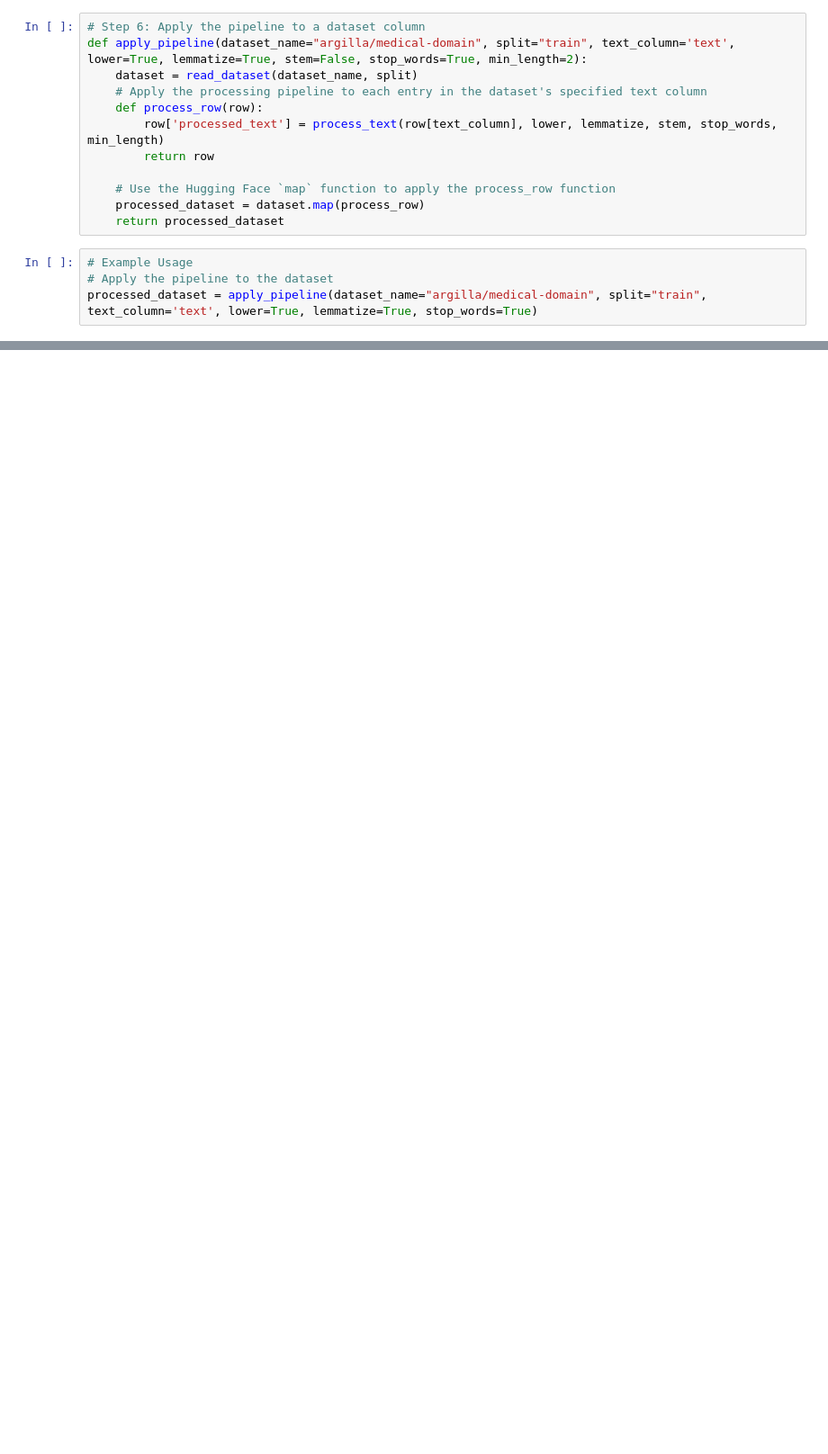
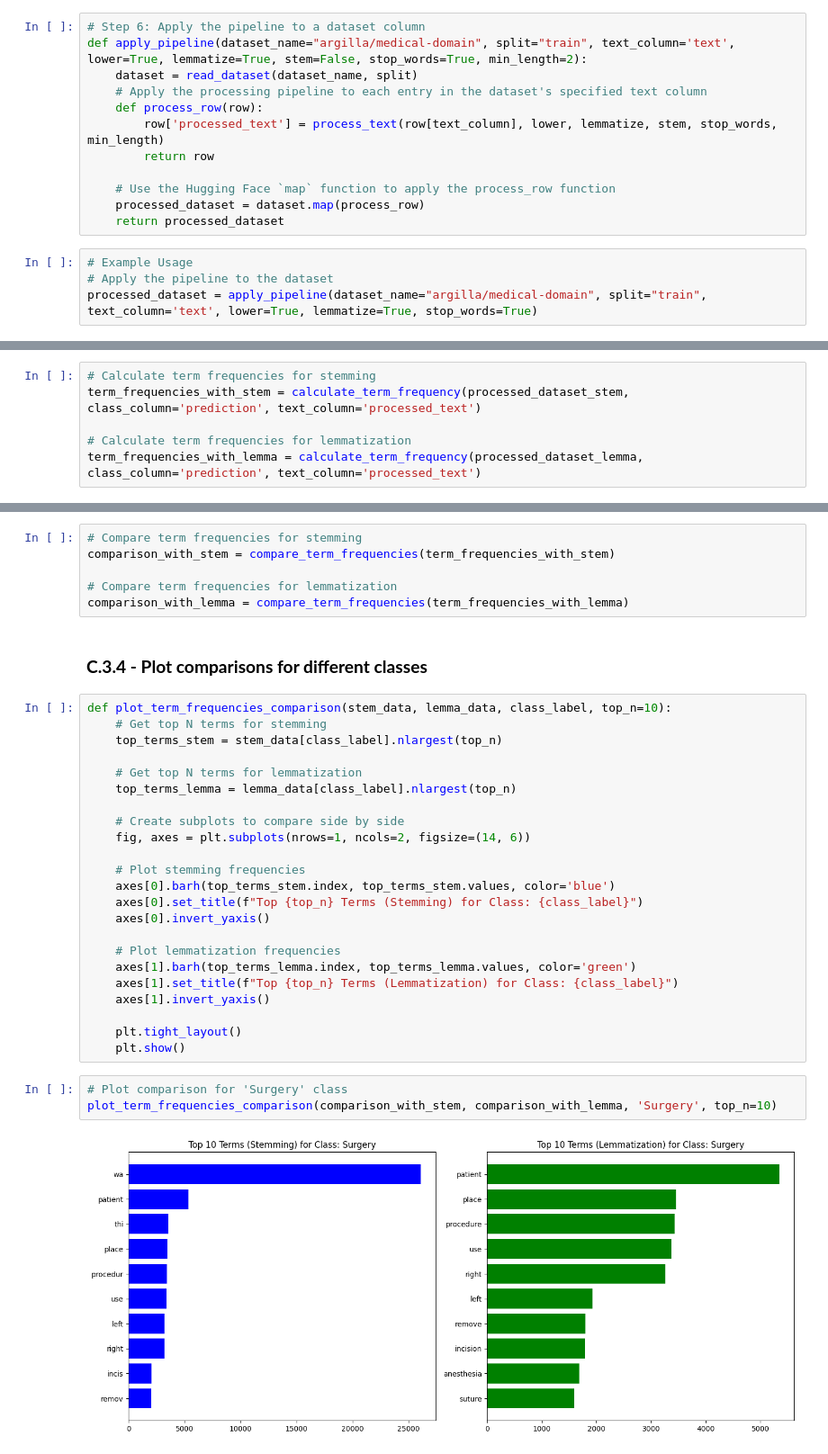
Before and after one commit to rmr284/NLP_project, a Jupyter notebook: task_1.ipynb, the cells around one changed output, grey strips where cells are left out. Shown: that part at 90% size. Saved outputs shown, nothing was run; the diff lists cells and outputs as text; blank space fills up the shorter version.

```diff
--- a/task_1.ipynb
+++ b/task_1.ipynb
@@ -253,0 +382,6 @@ Processed Text: ['reason', 'visit', 'elevated', 'psa', 'nocturia', 'occasional',
+# %%
+# Calculate term frequencies for stemming
+term_frequencies_with_stem = calculate_term_frequency(processed_dataset_stem, class_column='prediction', text_column='processed_text')
+
+# Calculate term frequencies for lemmatization
+term_frequencies_with_lemma = calculate_term_frequency(processed_dataset_lemma, class_column='prediction', text_column='processed_text')
@@ -253,0 +390,36 @@ Processed Text: ['reason', 'visit', 'elevated', 'psa', 'nocturia', 'occasional',
+# %%
+# Compare term frequencies for stemming
+comparison_with_stem = compare_term_frequencies(term_frequencies_with_stem)
+
+# Compare term frequencies for lemmatization
+comparison_with_lemma = compare_term_frequencies(term_frequencies_with_lemma)
+# %% [markdown]
+### **C.3.4 - Plot comparisons for different classes**
+# %%
+def plot_term_frequencies_comparison(stem_data, lemma_data, class_label, top_n=10):
+    # Get top N terms for stemming
+    top_terms_stem = stem_data[class_label].nlargest(top_n)
+
+    # Get top N terms for lemmatization
+    top_terms_lemma = lemma_data[class_label].nlargest(top_n)
+
+    # Create subplots to compare side by side
+    fig, axes = plt.subplots(nrows=1, ncols=2, figsize=(14, 6))
+
+    # Plot stemming frequencies
+    axes[0].barh(top_terms_stem.index, top_terms_stem.values, color='blue')
+    axes[0].set_title(f"Top {top_n} Terms (Stemming) for Class: {class_label}")
+    axes[0].invert_yaxis()
+
+    # Plot lemmatization frequencies
+    axes[1].barh(top_terms_lemma.index, top_terms_lemma.values, color='green')
+    axes[1].set_title(f"Top {top_n} Terms (Lemmatization) for Class: {class_label}")
+    axes[1].invert_yaxis()
+
+    plt.tight_layout()
+    plt.show()
+# %%
+# Plot comparison for 'Surgery' class
+plot_term_frequencies_comparison(comparison_with_stem, comparison_with_lemma, 'Surgery', top_n=10)
+# %% [output]
+[figure, added]
```
Also changed, not shown: parts of 33 cells of this notebook.
